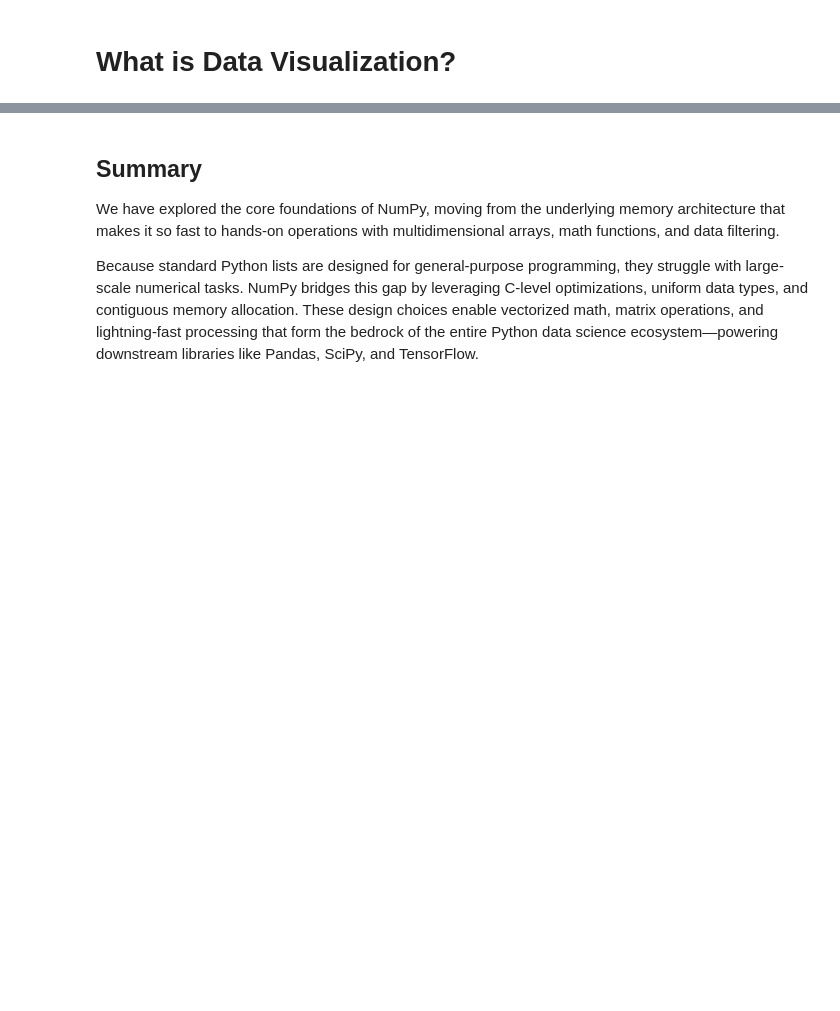
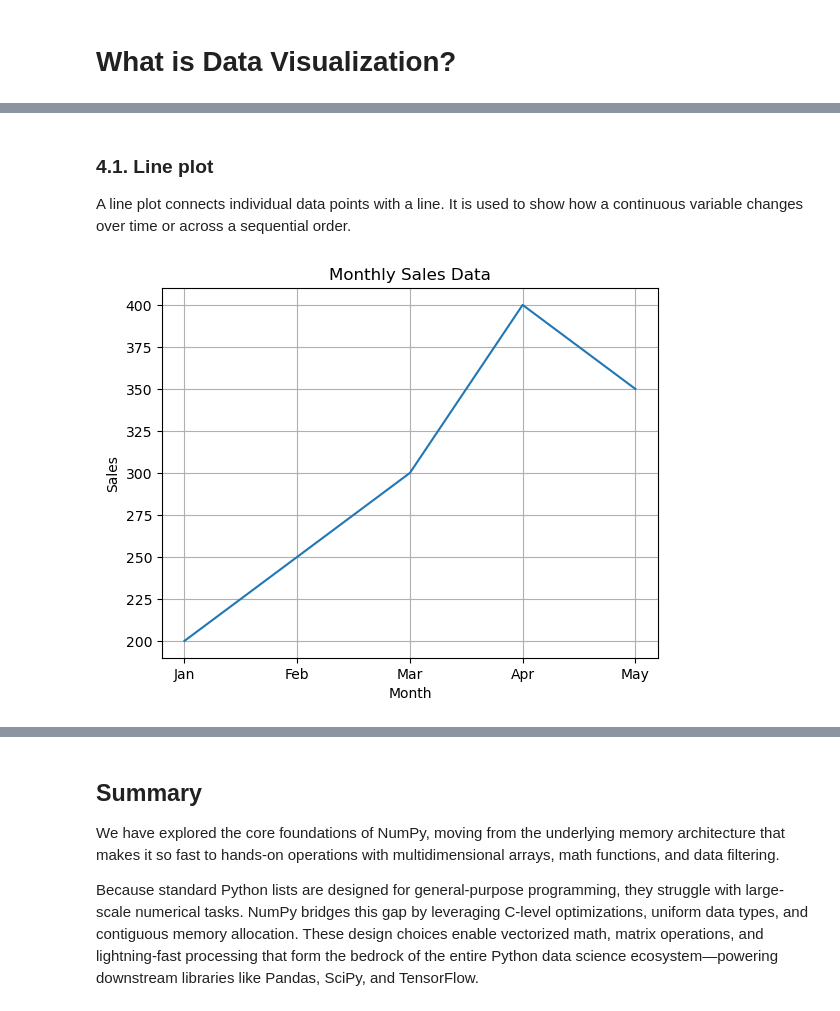
Before and after one commit to bizzaccelerator/Data-Science-Study-Notes, a Jupyter notebook: 7. Visualizing data.ipynb, the cells around one changed output, grey strips where cells are left out. Saved outputs shown, nothing was run; the diff lists cells and outputs as text; code cells hidden in the pictures; blank space fills up the shorter version.

Commit message:
lines, bars, and scatter plots included in visualization file.

```diff
--- a/7. Visualizing data.ipynb
+++ b/7. Visualizing data.ipynb
@@ -48,3 +77,35 @@ Using images! There are different graphs useful to illustrate relationship betwe
 # %%
-# First install Numpy as pip install numpy
+# First install Matplotlib as pip install matplotlib
+import matplotlib.pyplot as plt
 import numpy as np
+import pandas as pd
+
+# For Jupyternotebook, we use this magic command to display the plots inline
+%matplotlib inline
+
+# Optional: Set style for better aesthetics
+plt.style.use('default') # OTher options include 'ggplot', 'seaborn', etc.
+# %% [markdown]
+### 4.1. Line plot
+
+A line plot connects individual data points with a line. It is used to show how a continuous variable changes over time or across a sequential order.
+# %%
+# the first Method is directly illustrating it
+
+# First start with the data of interest. Here we will use a simple example of monthly sales data using lists.
+months = ['Jan', 'Feb', 'Mar', 'Apr', 'May']
+sales = [200, 250, 300, 400, 350]
+
+# then plot the line
+plt.plot(months, sales) # using months as x-axis and sales as y-axis
+
+# Add title and labels
+plt.title('Monthly Sales Data')
+plt.xlabel('Month')
+plt.ylabel('Sales')
+plt.grid(True) # Optional: Add grid for better readability
+
+# Display the graph
+plt.show() # Not necessary to use plt.show() in Jupyter Notebook, but it is mandatory to include it for scripts in order to display the plot when running the script outside of Jupyter Notebook.
+# %% [output]
+[figure, added]
```
Also changed, not shown: parts of 22 cells of this notebook.
